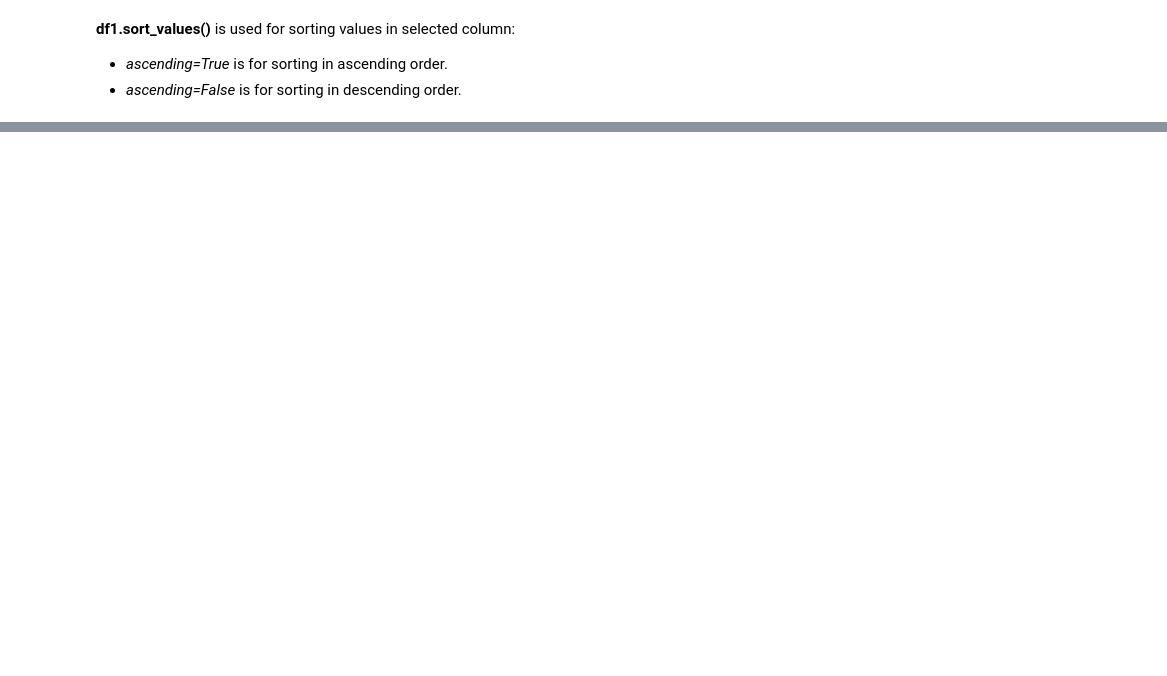
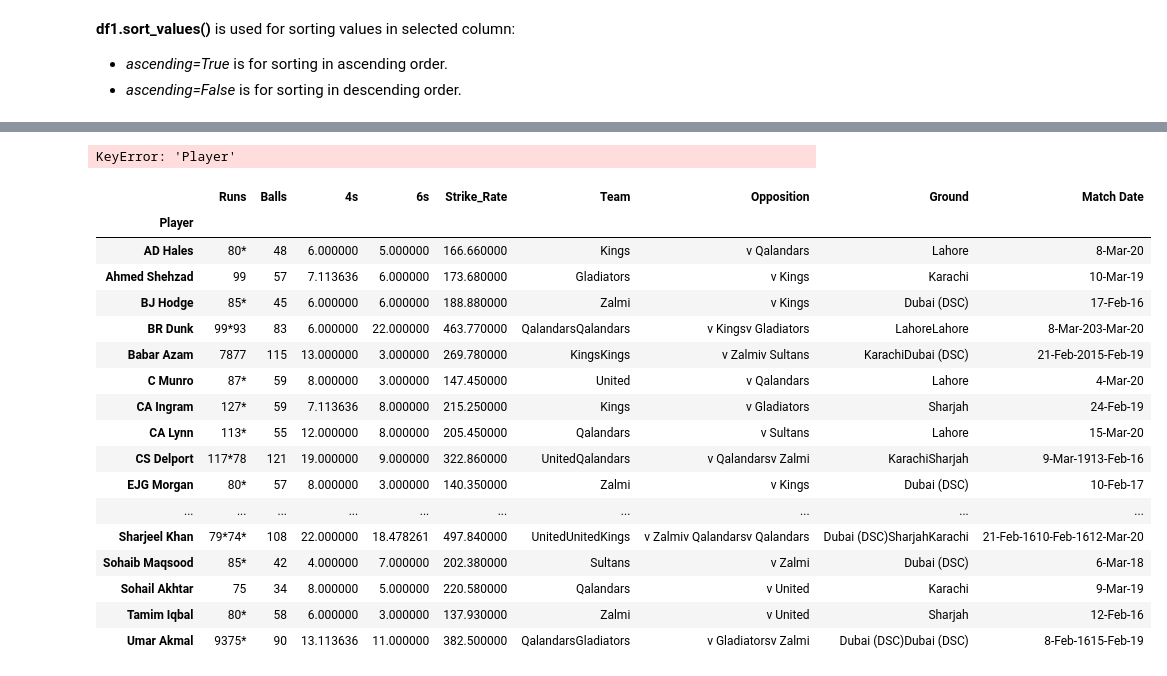
Before and after one commit to TouseefDataScientist/Artificialintelligence, a Jupyter notebook: JoshvaDS/Pandas_Functions.ipynb, the cells around one changed output, grey strips where cells are left out. Drawn from its saved outputs; the diff is of its cells as text; code cells hidden in the pictures; blank space fills up the shorter version.

```diff
--- a/JoshvaDS/Pandas_Functions.ipynb
+++ b/JoshvaDS/Pandas_Functions.ipynb
@@ -213,0 +242,3 @@ df1.sort_values(by="y", ascending=False)
+# %%
+psl=pd.read_csv('PSL.csv')
+psl.head()
@@ -213,0 +274,6 @@ df1.sort_values(by="y", ascending=False)
+# %%
+
+psl['4s'].fillna(psl['4s'].mean())
+psl['6s'].fillna(psl['6s'].mean())
+psl.fillna({'6s': psl['6s'].mean(),'4s':psl['4s'].mean(),'Strike_Rate':psl['Strike_Rate'].mean()},inplace=True)
+psl.info()
@@ -213,0 +298,29 @@ df1.sort_values(by="y", ascending=False)
+# %%
+# psl['Player'].value_counts()
+psl=psl.groupby(by='Player',axis=0,sort=True).sum()
+psl1=pd.DataFrame(psl)
+# psl1
+psl1['Player'].value_count()
+# %% [output]
+KeyError: 'Player'
+# %%
+psl
+# %% [output]
+|  | Runs | Balls | 4s | 6s | Strike_Rate | Team | Opposition | Ground | Match Date |
+| Player |  |  |  |  |  |  |  |  |  |
+| AD Hales | 80* | 48 | 6.000000 | 5.000000 | 166.660000 | Kings | v Qalandars | Lahore | 8-Mar-20 |
+| Ahmed Shehzad | 99 | 57 | 7.113636 | 6.000000 | 173.680000 | Gladiators | v Kings | Karachi | 10-Mar-19 |
+| BJ Hodge | 85* | 45 | 6.000000 | 6.000000 | 188.880000 | Zalmi | v Kings | Dubai (DSC) | 17-Feb-16 |
+| BR Dunk | 99*93 | 83 | 6.000000 | 22.000000 | 463.770000 | QalandarsQalandars | v Kingsv Gladiators | LahoreLahore | 8-Mar-203-Mar-20 |
+| Babar Azam | 7877 | 115 | 13.000000 | 3.000000 | 269.780000 | KingsKings | v Zalmiv Sultans | KarachiDubai (DSC) | 21-Feb-2015-Feb-19 |
+| C Munro | 87* | 59 | 8.000000 | 3.000000 | 147.450000 | United | v Qalandars | Lahore | 4-Mar-20 |
+| CA Ingram | 127* | 59 | 7.113636 | 8.000000 | 215.250000 | Kings | v Gladiators | Sharjah | 24-Feb-19 |
+| CA Lynn | 113* | 55 | 12.000000 | 8.000000 | 205.450000 | Qalandars | v Sultans | Lahore | 15-Mar-20 |
+| CS Delport | 117*78 | 121 | 19.000000 | 9.000000 | 322.860000 | UnitedQalandars | v Qalandarsv Zalmi | KarachiSharjah | 9-Mar-1913-Feb-16 |
+| EJG Morgan | 80* | 57 | 8.000000 | 3.000000 | 140.350000 | Zalmi | v Kings | Dubai (DSC) | 10-Feb-17 |
+| ... | ... | ... | ... | ... | ... | ... | ... | ... | ... |
+| Sharjeel Khan | 79*74* | 108 | 22.000000 | 18.478261 | 497.840000 | UnitedUnitedKings | v Zalmiv Qalandarsv Qalandars | Dubai (DSC)SharjahKarachi | 21-Feb-1610-Feb-1612-Mar-20 |
+| Sohaib Maqsood | 85* | 42 | 4.000000 | 7.000000 | 202.380000 | Sultans | v Zalmi | Dubai (DSC) | 6-Mar-18 |
+| Sohail Akhtar | 75 | 34 | 8.000000 | 5.000000 | 220.580000 | Qalandars | v United | Karachi | 9-Mar-19 |
+| Tamim Iqbal | 80* | 58 | 6.000000 | 3.000000 | 137.930000 | Zalmi | v United | Sharjah | 12-Feb-16 |
+| Umar Akmal | 9375* | 90 | 13.113636 | 11.000000 | 382.500000 | QalandarsGladiators | v Gladiatorsv Zalmi | Dubai (DSC)Dubai (DSC) | 8-Feb-1615-Feb-19 |
```
Also changed, not shown: parts of 18 cells of this notebook, 1 other file.
